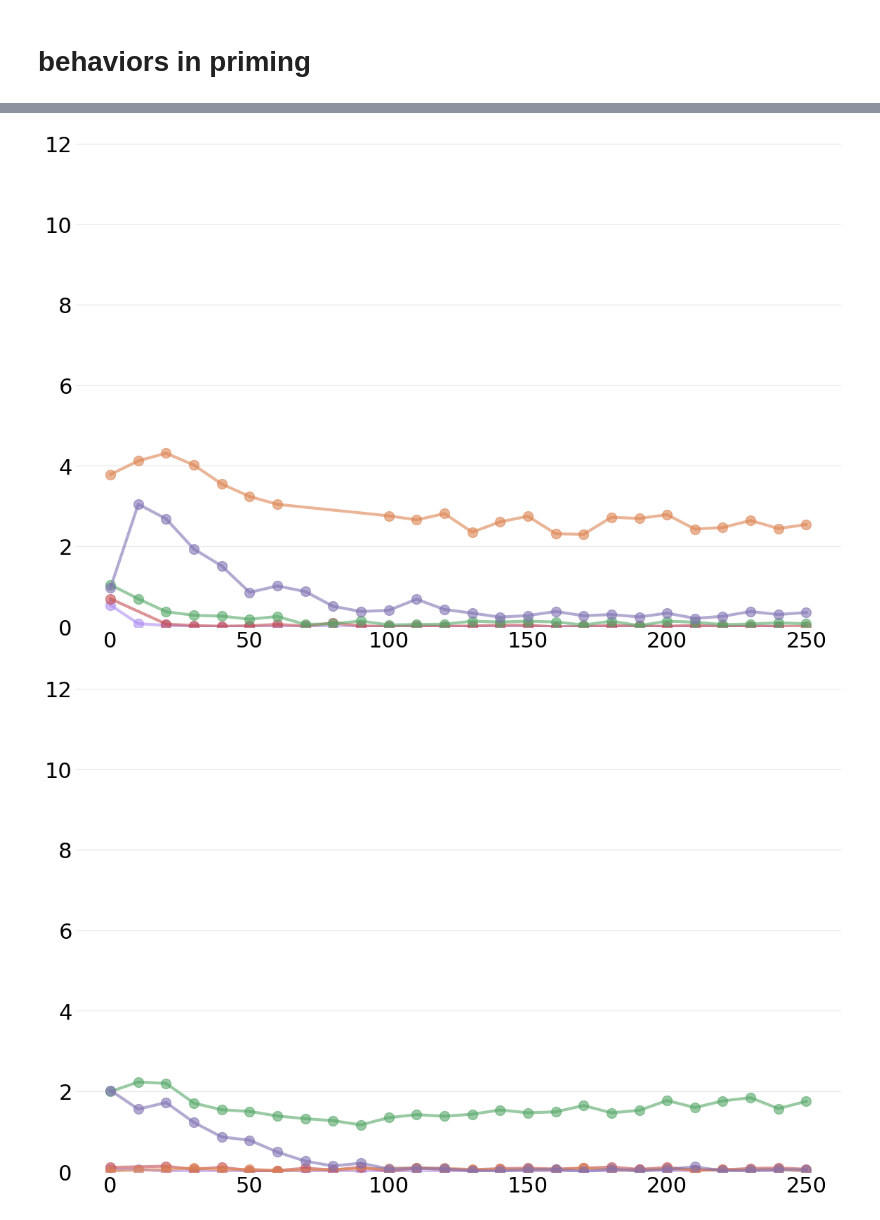
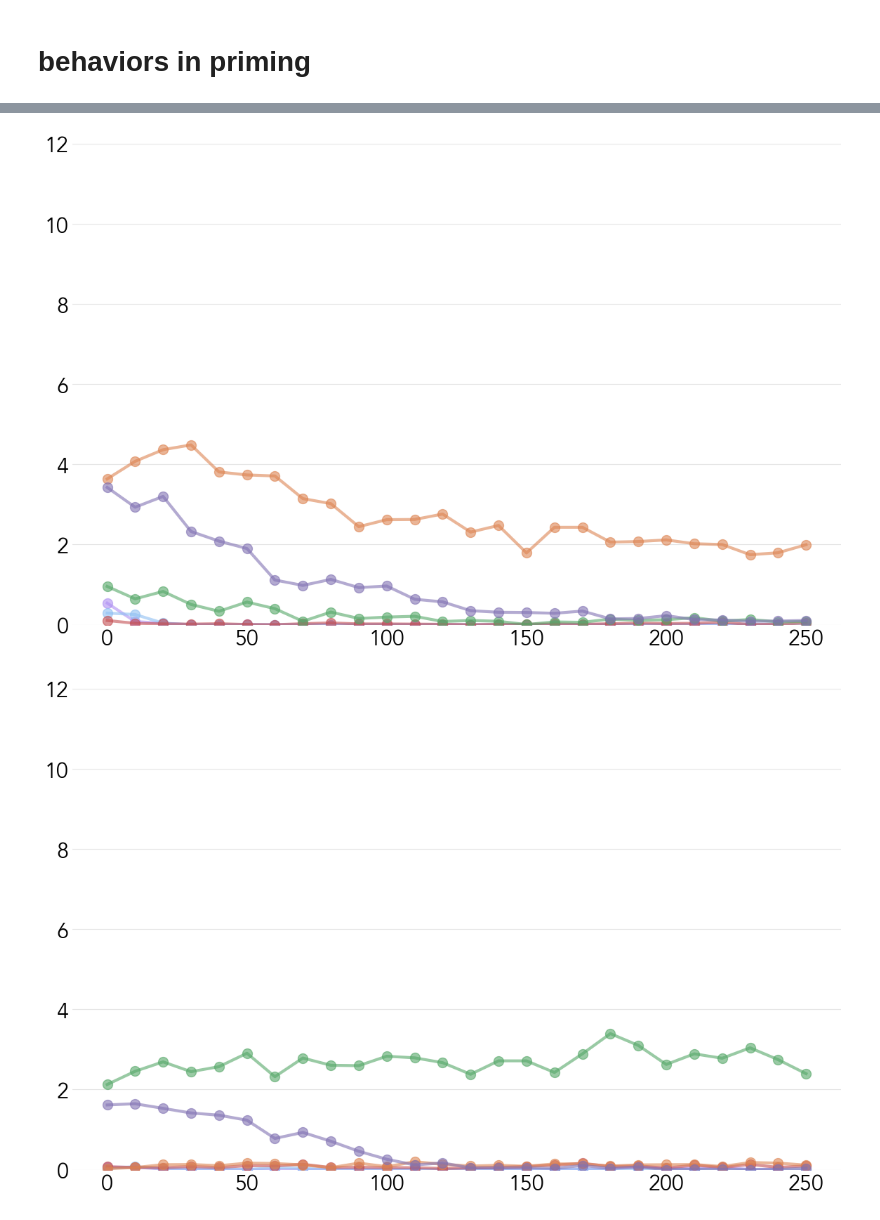
Before and after one commit to kanishkg/TinyZero, a Jupyter notebook: plots/plot_cold_start_all.ipynb, the cells around one changed output, grey strips where cells are left out. Saved outputs shown, nothing was run; the diff lists cells and outputs as text; code cells hidden in the pictures.

```diff
--- a/plots/plot_cold_start_all.ipynb
+++ b/plots/plot_cold_start_all.ipynb
@@ -16,11 +16,6 @@ plt.rcParams["font.family"] = ["Avenir", "Avenir Next"]
 plt.rcParams["font.size"] = 22
 plt.rcParams["figure.facecolor"] = "white"
 plt.rcParams["axes.facecolor"] = "white"
-
-plt.rcParams["font.family"] = ""
-plt.rcParams["font.size"] = 22
-plt.rcParams["figure.facecolor"] = "white"
-plt.rcParams["axes.facecolor"] = "white"
 # %%
 %matplotlib inline
 # %%
@@ -71,7 +70,6 @@ df_llama_owmqa_none = df_llama[df_llama["condition"] == "owmathqa_none_ppo1"].so
 # %% [markdown]
 # Inherent abilities in the Base models
 # %%
-df_qwen_base = df_qwen[df_qwen['condition'] == 'base_ppo']
 df_llama3b_base = df_llama[df_llama['condition'] == 'base_ppo']
 df_llama70b_base = df_llama[df_llama['condition'] == 'base_70b']
 
@@ -592,43 +592,45 @@ ax.set_ylim(-0.01, 12)
 plt.grid(axis='y', color='gray', alpha=0.2, linestyle='-')
 
 ax.plot(df_qwen_base["step"], df_qwen_base["avg_subgoals"], marker=qwen_marker, markersize=10, color=qwen_color, alpha=0.6, linewidth=3)
-ax.plot(df_qwen_backtracking_ver["step"], df_qwen_backtracking_ver["avg_subgoals"], marker=qwen_marker, markersize=10, color=deep[0], alpha=0.6, linewidth=3)
-ax.plot(df_qwen_backtracking["step"], df_qwen_backtracking["avg_subgoals"], marker=qwen_marker, markersize=10, color=deep[3], alpha=0.6, linewidth=3)
-ax.plot(df_qwen_backtracking_subgoal["step"], df_qwen_backtracking_subgoal["avg_subgoals"], marker=qwen_marker, markersize=10, color=deep[1], alpha=0.6, linewidth=3)
-ax.plot(df_qwen_backtracking_backward["step"], df_qwen_backtracking_backward["avg_subgoals"], marker=qwen_marker, markersize=10, color=deep[2], alpha=0.6, linewidth=3)
-ax.plot(df_qwen_all["step"], df_qwen_all["avg_subgoals"], marker=qwen_marker, markersize=10, color=deep[4], alpha=0.6, linewidth=3)
+ax.plot(df_llama_base["step"], df_llama_base["avg_subgoals"], marker=qwen_marker, markersize=10, color=llama_color, alpha=0.6, linewidth=3)
+ax.plot(df_llama_backtracking_ver["step"], df_llama_backtracking_ver["avg_subgoals"], marker=qwen_marker, markersize=10, color=deep[0], alpha=0.6, linewidth=3)
+ax.plot(df_llama_backtracking["step"], df_llama_backtracking["avg_subgoals"], marker=qwen_marker, markersize=10, color=deep[3], alpha=0.6, linewidth=3)
+ax.plot(df_llama_backtracking_subgoal["step"], df_llama_backtracking_subgoal["avg_subgoals"], marker=qwen_marker, markersize=10, color=deep[1], alpha=0.6, linewidth=3)
+ax.plot(df_llama_backtracking_backward["step"], df_llama_backtracking_backward["avg_subgoals"], marker=qwen_marker, markersize=10, color=deep[2], alpha=0.6, linewidth=3)
+ax.plot(df_llama_all["step"], df_llama_all["avg_subgoals"], marker=qwen_marker, markersize=10, color=deep[4], alpha=0.6, linewidth=3)
 
 plt.tight_layout()
 # save the plot
 plt.savefig("priming_rl_avg_subgoals.png", dpi=300)
 plt.show()
 # %% [output]
-[figure, old version]
+[figure, new version]
 # %%
 # plot accuracy for qwen and llama
 phenomena = ['accuracy']
 fig, ax = plt.subplots(figsize=(12, 8))
 # Remove the left spine and y-axis gridlines
 ax.spines["left"].set_visible(False)
 ax.spines["right"].set_visible(False)
 ax.spines["top"].set_visible(False)
 ax.spines["bottom"].set_visible(False)
 ax.yaxis.grid(False)
 ax.tick_params(axis='y', which='both', length=0)
 ax.tick_params(axis='x', which='both', length=0)
 ax.set_ylim(-0.01, 12)
 plt.grid(axis='y', color='gray', alpha=0.2, linestyle='-')
 
 ax.plot(df_qwen_base["step"], df_qwen_base["avg_backwards"], marker=qwen_marker, markersize=10, color=qwen_color, alpha=0.6, linewidth=3)
-ax.plot(df_qwen_backtracking_ver["step"], df_qwen_backtracking_ver["avg_backwards"], marker=qwen_marker, markersize=10, color=deep[0], alpha=0.6, linewidth=3)
-ax.plot(df_qwen_backtracking["step"], df_qwen_backtracking["avg_backwards"], marker=qwen_marker, markersize=10, color=deep[3], alpha=0.6, linewidth=3)
-ax.plot(df_qwen_backtracking_subgoal["step"], df_qwen_backtracking_subgoal["avg_backwards"], marker=qwen_marker, markersize=10, color=deep[1], alpha=0.6, linewidth=3)
-ax.plot(df_qwen_backtracking_backward["step"], df_qwen_backtracking_backward["avg_backwards"], marker=qwen_marker, markersize=10, color=deep[2], alpha=0.6, linewidth=3)
-ax.plot(df_qwen_all["step"], df_qwen_all["avg_backwards"], marker=qwen_marker, markersize=10, color=deep[4], alpha=0.6, linewidth=3)
+ax.plot(df_llama_base["step"], df_llama_base["avg_backwards"], marker=qwen_marker, markersize=10, color=llama_color, alpha=0.6, linewidth=3)
+ax.plot(df_llama_backtracking_ver["step"], df_llama_backtracking_ver["avg_backwards"], marker=qwen_marker, markersize=10, color=deep[0], alpha=0.6, linewidth=3)
+ax.plot(df_llama_backtracking["step"], df_llama_backtracking["avg_backwards"], marker=qwen_marker, markersize=10, color=deep[3], alpha=0.6, linewidth=3)
+ax.plot(df_llama_backtracking_subgoal["step"], df_llama_backtracking_subgoal["avg_backwards"], marker=qwen_marker, markersize=10, color=deep[1], alpha=0.6, linewidth=3)
+ax.plot(df_llama_backtracking_backward["step"], df_llama_backtracking_backward["avg_backwards"], marker=qwen_marker, markersize=10, color=deep[2], alpha=0.6, linewidth=3)
+ax.plot(df_llama_all["step"], df_llama_all["avg_backwards"], marker=qwen_marker, markersize=10, color=deep[4], alpha=0.6, linewidth=3)
 
 plt.tight_layout()
 # save the plot
 plt.savefig("priming_rl_avg_backwards.png", dpi=300)
 plt.show()
 # %% [output]
-[figure, old version]
+[figure, new version]
```
Also changed, not shown: parts of 8 cells of this notebook, 12 other files.
